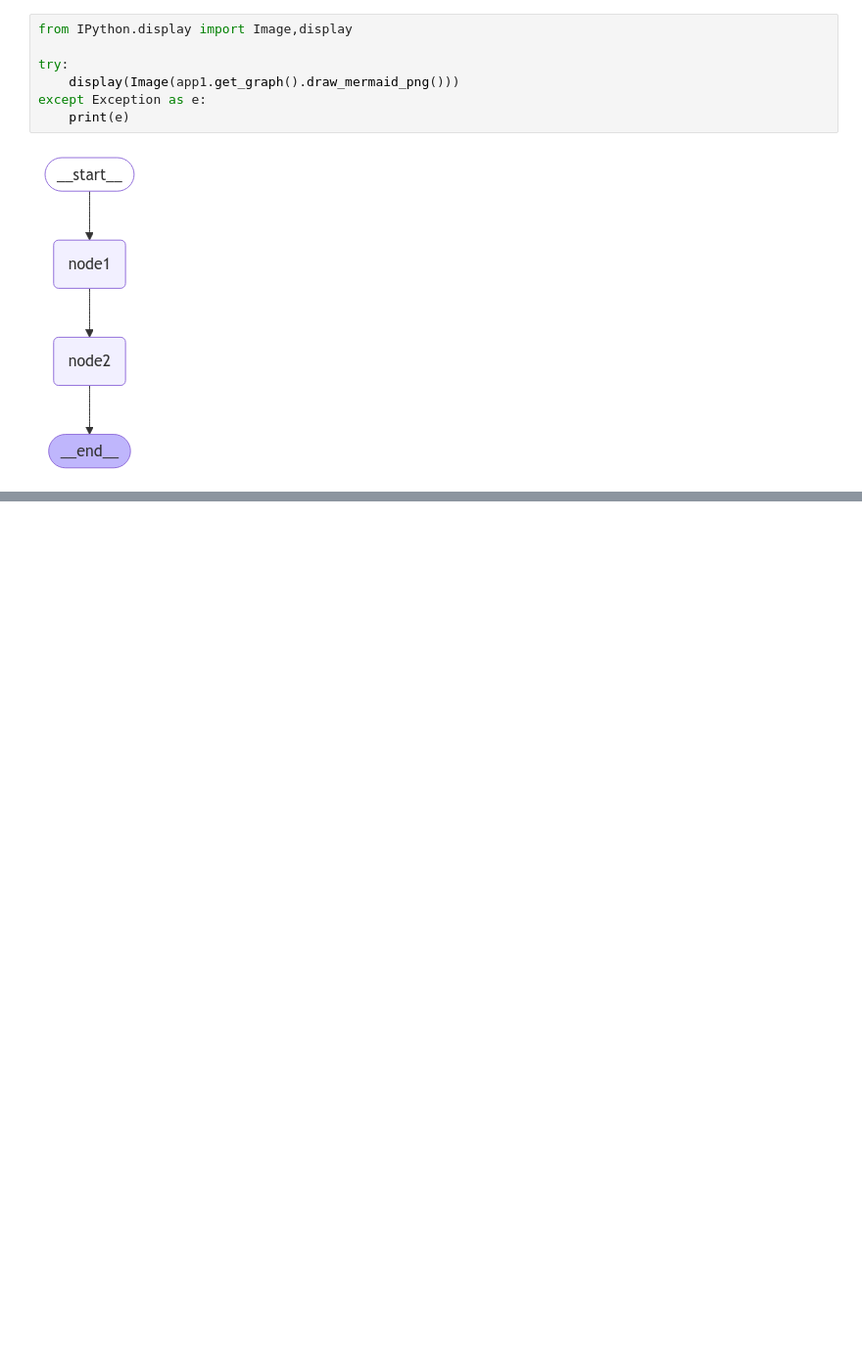
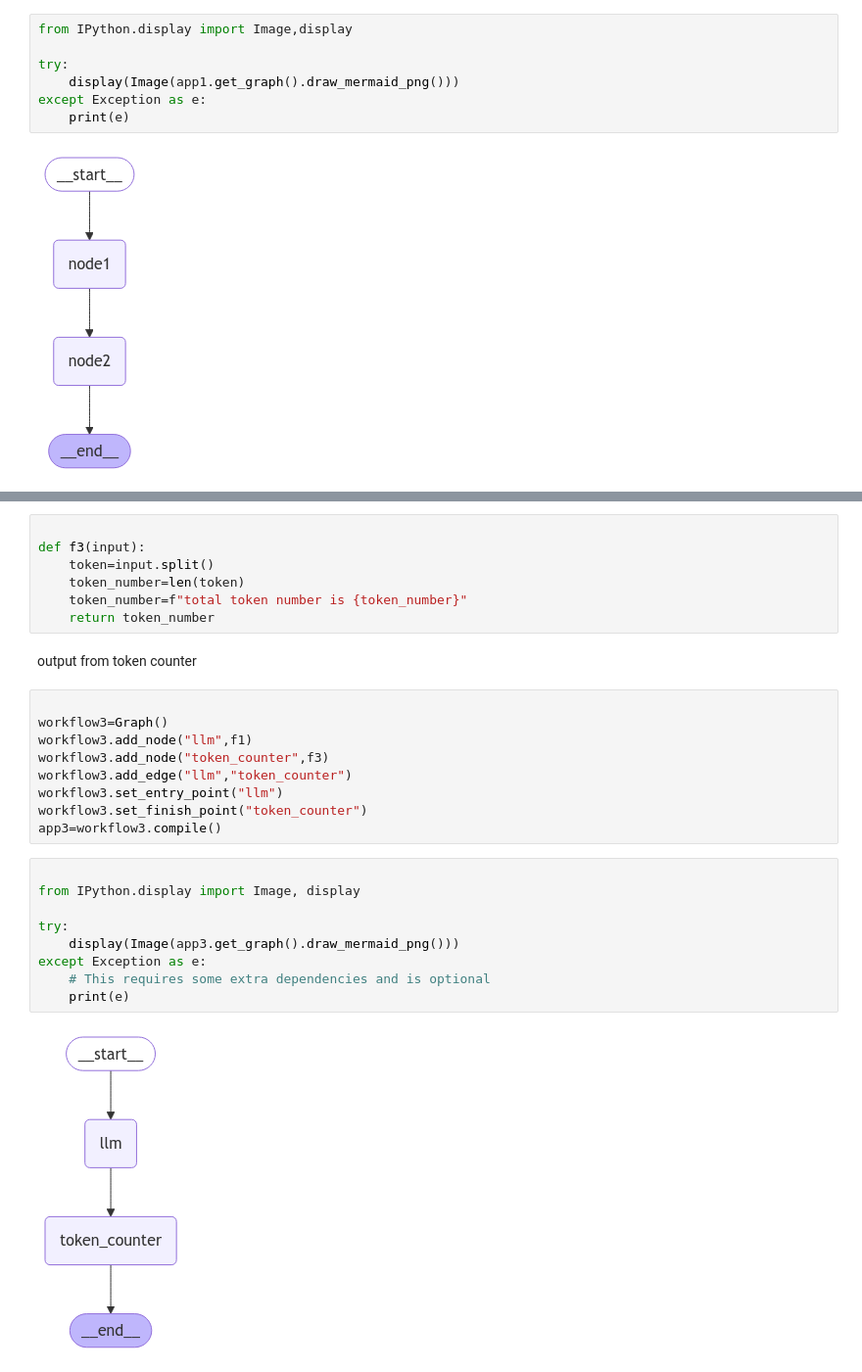
Before and after one commit to pmmaster12/langgraph, a Jupyter notebook: langgraph_scratch.ipynb, the cells around one changed output, grey strips where cells are left out. Shown at 98% size. Drawn from its saved outputs; the diff is of its cells as text; blank space fills up the shorter version.

```diff
--- a/langgraph_scratch.ipynb
+++ b/langgraph_scratch.ipynb
@@ -42,0 +146,29 @@ app1.invoke("hi my name is tarun")
+# %%
+
+def f3(input):
+    token=input.split()
+    token_number=len(token)
+    token_number=f"total token number is {token_number}"
+    return token_number
+# %% [markdown]
+output from token counter
+# %%
+
+workflow3=Graph()
+workflow3.add_node("llm",f1)
+workflow3.add_node("token_counter",f3)
+workflow3.add_edge("llm","token_counter")
+workflow3.set_entry_point("llm")
+workflow3.set_finish_point("token_counter")
+app3=workflow3.compile()
+# %%
+
+from IPython.display import Image, display
+
+try:
+    display(Image(app3.get_graph().draw_mermaid_png()))
+except Exception as e:
+    # This requires some extra dependencies and is optional
+    print(e)
+# %% [output]
+[figure, added]
```
Also changed, not shown: parts of 21 cells of this notebook.
